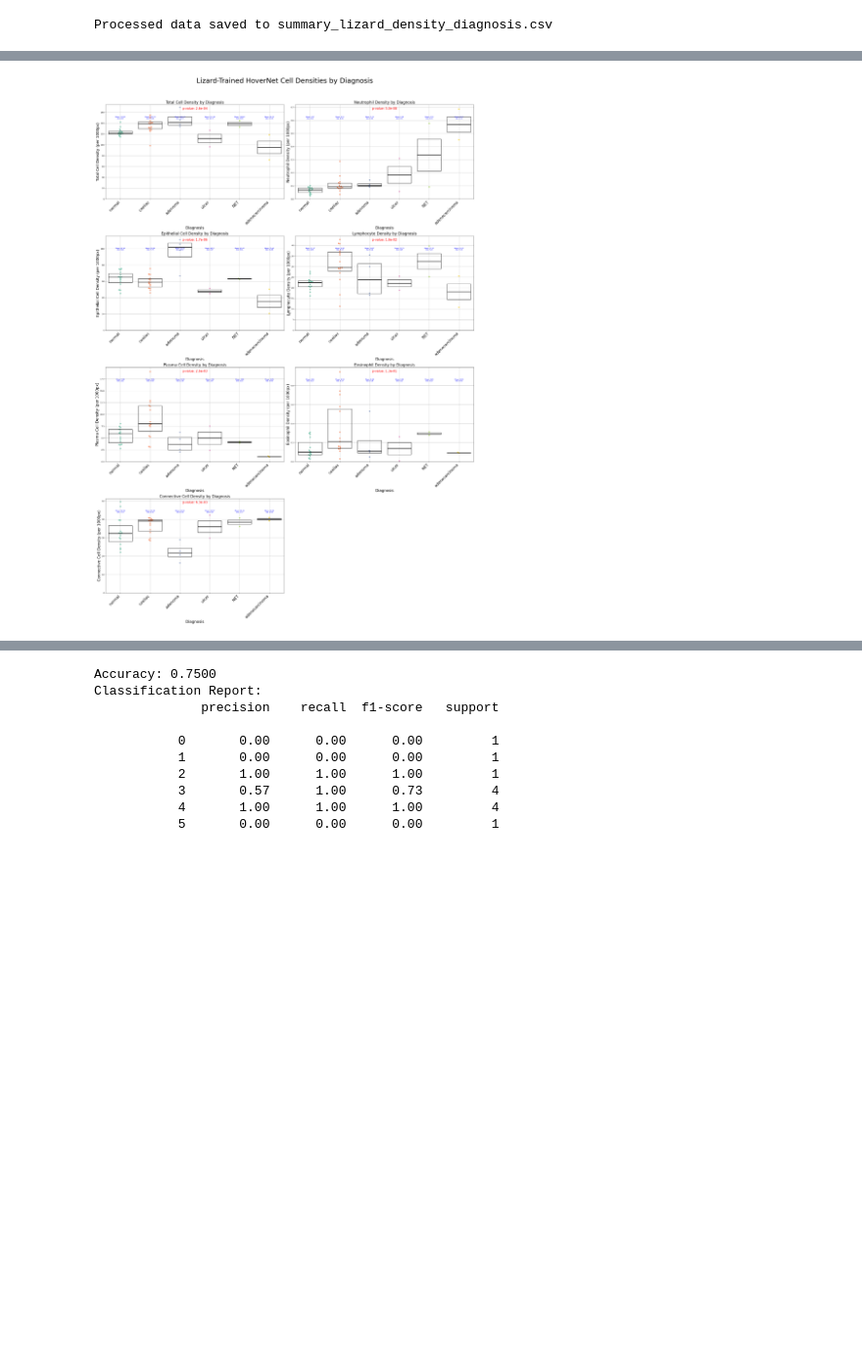
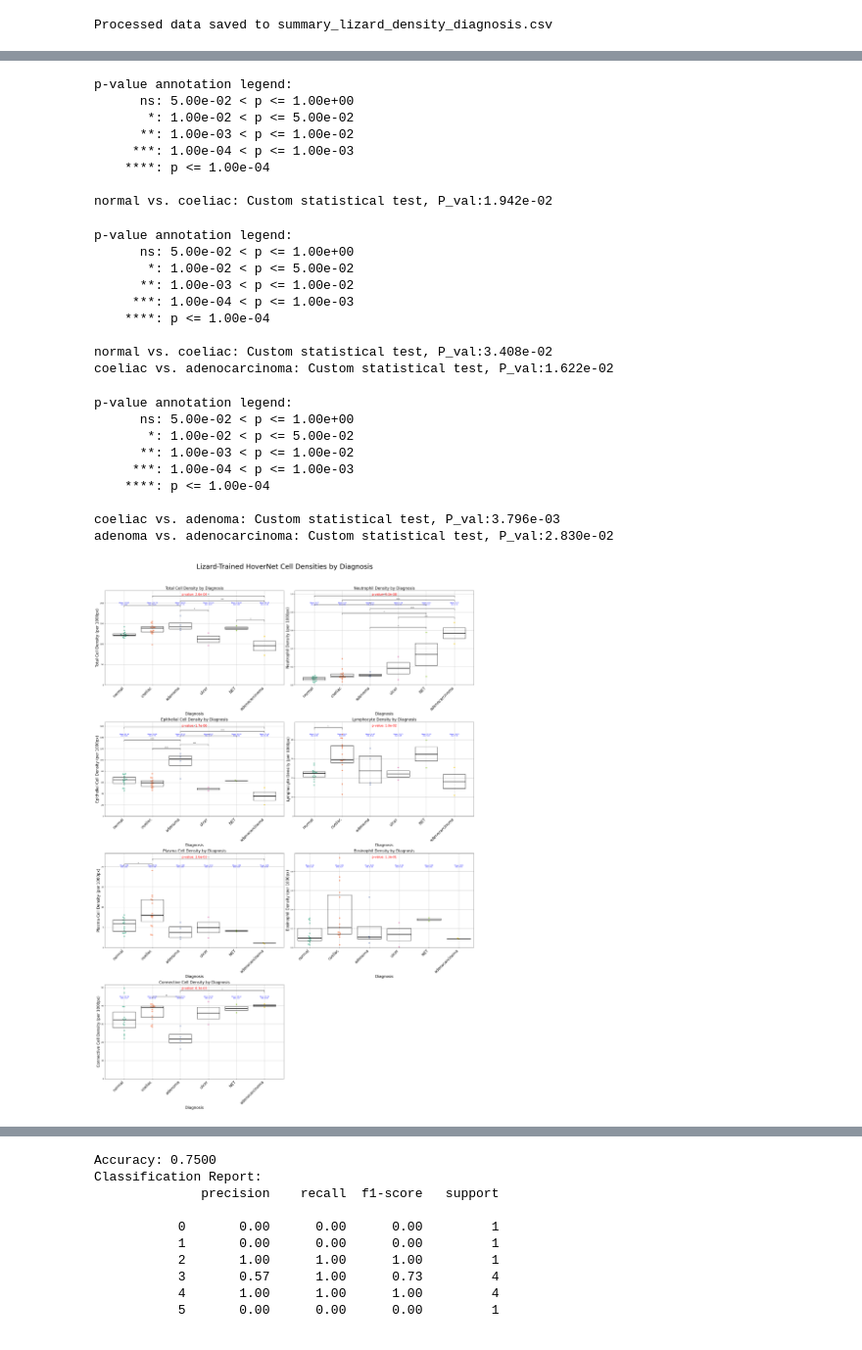
Before and after one commit to mpf0909/pathology_part_II_project, a Jupyter notebook: hovernet/hovernet-conic/inference-results/final-test-inference/analyse_summary.ipynb, the cells around one changed output, grey strips where cells are left out. Shown at 98% size. Cells and saved outputs as stored; diff of their text form; code cells hidden in the pictures; blank space fills up the shorter version.

Commit message:
changes to analyse_summary

```diff
--- a/hovernet/hovernet-conic/inference-results/final-test-inference/analyse_summary.ipynb
+++ b/hovernet/hovernet-conic/inference-results/final-test-inference/analyse_summary.ipynb
@@ -113,6 +115,8 @@ get_stain_area_density_diagnosis(INPUT_CSV, OUTPUT_CSV)
 # %% [output]
 Processed data saved to summary_lizard_density_diagnosis.csv
 # %%
+### produce summary scatterplots
+
 file_path = f"summary_{MODEL}_density_diagnosis.csv"
 data = pd.read_csv(file_path)
 
@@ -144,6 +148,8 @@ def plot_data(subset_data, cell_type):
     groups = subset_data['diagnosis'].unique()
     axes = axes.flatten()
 
+    tukey_results ={}
+
     for idx, metric in enumerate(metrics):
         sns.swarmplot(ax=axes[idx], x='diagnosis', y=metric, data=subset_data, hue='diagnosis', palette="Set2", size=7, alpha=1, zorder=1)
         sns.boxplot(ax=axes[idx], x='diagnosis', y=metric, data=subset_data, showmeans=False, meanline=False,
@@ -167,21 +173,36 @@ def plot_data(subset_data, cell_type):
         f_stat, p_value = f_oneway(*group_data)
 
         # tukey_hsd test
-        """
+
         # code from https://blog.4dcu.be/programming/2021/12/30/Posthoc-Statannotations.html
         tukey_df = posthoc_tukey(subset_data, val_col=metric, group_col="diagnosis")
         remove = np.tril(np.ones(tukey_df.shape), k=0).astype("bool")
         tukey_df[remove] = np.nan
         molten_df = tukey_df.melt(ignore_index=False).reset_index().dropna()
         pairs = [(i[1]["index"], i[1]["variable"]) for i in molten_df.iterrows()]
-        # print("pairs", pairs)
         p_values = [i[1]["value"] for i in molten_df.iterrows()]
-        annotator = Annotator(
-            axes[idx], pairs, data=subset_data, x="diagnosis", y=metric, zorder=1
-        )
-        annotator.configure(text_format="star", loc="inside")
-        annotator.set_pvalues_and_annotate(p_values)
-        """
+
+        # Annotator for Tukey HSD test, display only significant p-values
+        significant_pairs = [(pair, p) for pair, p in zip(pairs, p_values) if p < 0.05]  # Only keep significant pairs
+        significant_p_values = [p for p in p_values if p < 0.05]  # Only keep significant p-values
+
+        # Ensure valid diagnosis categories in pairs
+        valid_pairs = []
+        valid_p_values = []
+
+        # Filter out invalid pairs where one or both diagnoses are missing in the data
+        for pair, p in significant_pairs:
+            if all(diagnosis in subset_data['diagnosis'].values for diagnosis in pair):
+                valid_pairs.append(pair)
+                valid_p_values.append(p)
+
+        if valid_p_values:  # If there are significant p-values, add annotations
+            annotator = Annotator(
+                axes[idx], valid_pairs, data=subset_data, x="diagnosis", y=metric, zorder=1
+            )
+            annotator.configure(text_format="star", loc="inside")
+            annotator.set_pvalues_and_annotate(valid_p_values)
+
 
         axes[idx].annotate(f'p-value: {p_value:.1e}', xy=(0.5, 0.95), xycoords='axes fraction',
                            ha='center', fontsize=16, color='red')
@@ -198,11 +219,15 @@ def plot_data(subset_data, cell_type):
                         f'Mean: {mean:.2f}\nStd: {std:.2f}',
                         ha='center', fontsize=8, color='blue')
 
+        tukey_results[metric] = tukey_df
+
     for j in range(len(metrics), len(axes)):
         fig.delaxes(axes[j])
     plt.tight_layout(rect=[0,0,1,0.98])
     plt.savefig(f'scatterplot_{cell_type}.png')
     plt.show()
 
-plot_data(data, MODEL)
+    return tukey_results
+
+tukey_df = plot_data(data, MODEL)
 # %% [output]
@@ -209 +273,27 @@ plot_data(data, MODEL)
+p-value annotation legend:
+      ns: 5.00e-02 < p <= 1.00e+00
+       *: 1.00e-02 < p <= 5.00e-02
+      **: 1.00e-03 < p <= 1.00e-02
+     ***: 1.00e-04 < p <= 1.00e-03
+    ****: p <= 1.00e-04
+
+normal vs. coeliac: Custom statistical test, P_val:1.942e-02
+p-value annotation legend:
+      ns: 5.00e-02 < p <= 1.00e+00
+       *: 1.00e-02 < p <= 5.00e-02
+      **: 1.00e-03 < p <= 1.00e-02
+     ***: 1.00e-04 < p <= 1.00e-03
+    ****: p <= 1.00e-04
+
+normal vs. coeliac: Custom statistical test, P_val:3.408e-02
+coeliac vs. adenocarcinoma: Custom statistical test, P_val:1.622e-02
+p-value annotation legend:
+      ns: 5.00e-02 < p <= 1.00e+00
+       *: 1.00e-02 < p <= 5.00e-02
+      **: 1.00e-03 < p <= 1.00e-02
+     ***: 1.00e-04 < p <= 1.00e-03
+    ****: p <= 1.00e-04
+
+coeliac vs. adenoma: Custom statistical test, P_val:3.796e-03
+adenoma vs. adenocarcinoma: Custom statistical test, P_val:2.830e-02
-[figure, old version]
+[figure, new version]
```
Also changed, not shown: parts of 16 cells of this notebook, 1 other file.
